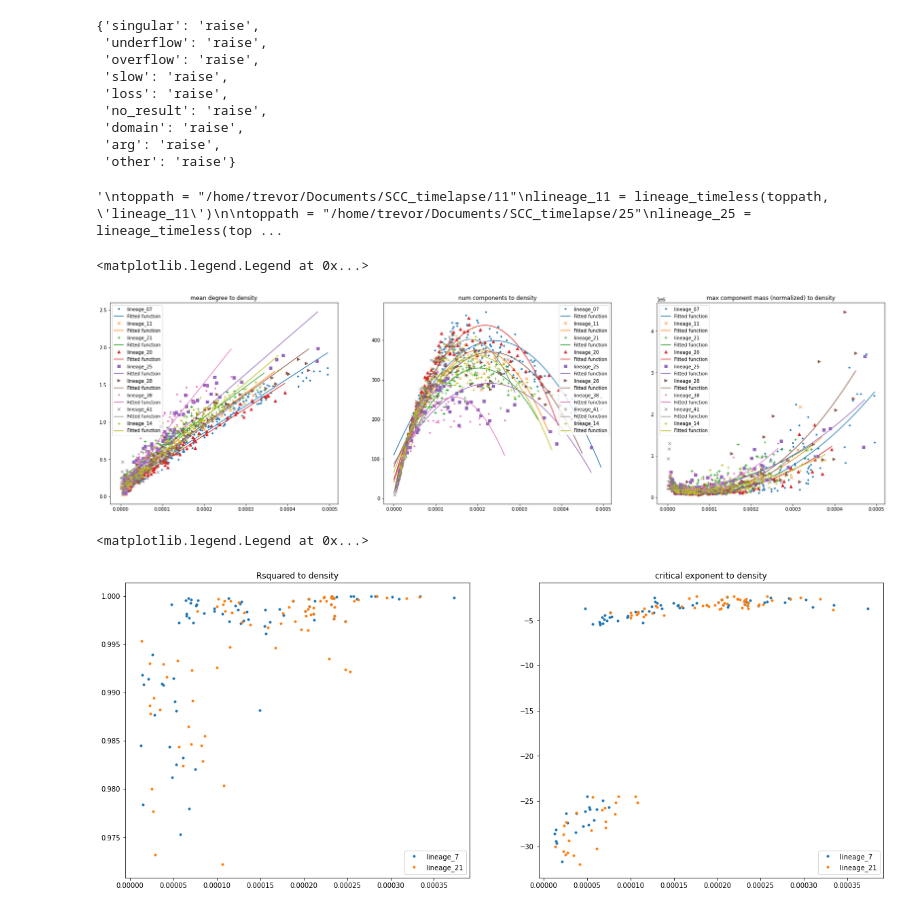
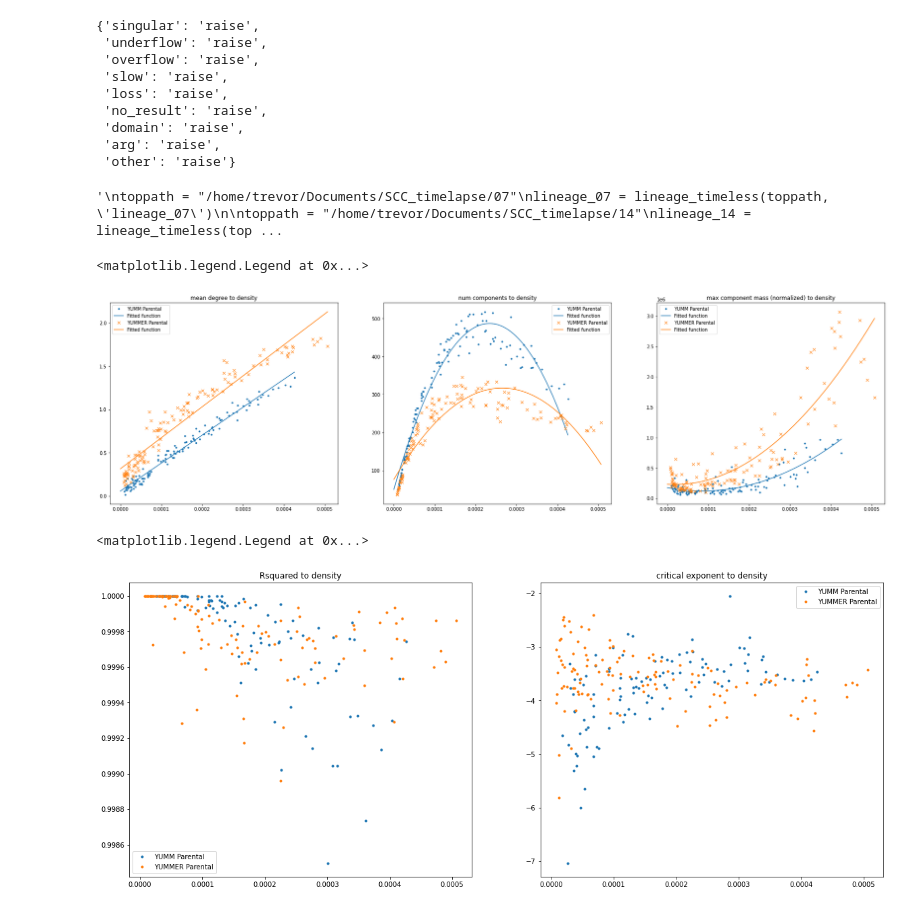
Before and after one commit to trevor-chan/research, a Jupyter notebook: morpho_scripts/network_property_plots.ipynb, the cells around one changed output. Cells and saved outputs as stored; diff of their text form; code cells hidden in the pictures.

Commit message:
added better plotting and more network properties to plot

```diff
--- a/morpho_scripts/network_property_plots.ipynb
+++ b/morpho_scripts/network_property_plots.ipynb
@@ -277,8 +376,8 @@ class lineage_timeless:
         for network in self.items:
             try:
                 popt_temp, Rsquared_temp, RMSE, pcov, perr, xdata, ydata = network.fit_power()
-            except RuntimeError:
-                popt_temp = [float('nan'),float('nan')]
+            except (RuntimeError, Warning):
+                popt_temp, Rsquared_temp, RMSE, pcov, perr, xdata, ydata = network.fit_power()
                 Rsquared_temp = float('nan')
 
             popt.append(popt_temp)
@@ -312,53 +411,62 @@ class lineage_timeless:
         pickle.dump(self.__dict__, f, 2)
         f.close()
 # %%
+globalpath = "/home/trevor/Documents/"
+globalpath = "/Users/trevorchan/Desktop/"
 
-toppath = "/home/trevor/Documents/group_parental/YM-P"
+
+toppath = globalpath + "group_parental/YM-P"
 YMP = lineage_timeless(toppath, 'YUMM Parental')
 
-toppath = "/home/trevor/Documents/group_parental/YMR-P"
+toppath = globalpath + "group_parental/YMR-P"
 YMRP = lineage_timeless(toppath, 'YUMMER Parental')
 
-toppath = "/home/trevor/Documents/SCC_timelapse/07"
+'''
+toppath = globalpath + "SCC_timelapse/07"
 lineage_07 = lineage_timeless(toppath, 'lineage_07')
 
-toppath = "/home/trevor/Documents/SCC_timelapse/14"
+toppath = globalpath + "SCC_timelapse/14"
 lineage_14 = lineage_timeless(toppath, 'lineage_14')
 
-toppath = "/home/trevor/Documents/SCC_timelapse/21"
+toppath = globalpath + "SCC_timelapse/21"
 lineage_21 = lineage_timeless(toppath, 'lineage_21')
 
-toppath = "/home/trevor/Documents/SCC_timelapse/20"
+toppath = globalpath + "SCC_timelapse/20"
 lineage_20 = lineage_timeless(toppath, 'lineage_20')
 
-toppath = "/home/trevor/Documents/SCC_timelapse/11"
+toppath = globalpath + "SCC_timelapse/11"
 lineage_11 = lineage_timeless(toppath, 'lineage_11')
 
-toppath = "/home/trevor/Documents/SCC_timelapse/25"
+toppath = globalpath + "SCC_timelapse/25"
 lineage_25 = lineage_timeless(toppath, 'lineage_25')
 
-toppath = "/home/trevor/Documents/SCC_timelapse/28"
+toppath = globalpath + "SCC_timelapse/28"
 lineage_28 = lineage_timeless(toppath, 'lineage_28')
 
-toppath = "/home/trevor/Documents/SCC_timelapse/38"
+toppath = globalpath + "SCC_timelapse/38"
 lineage_38 = lineage_timeless(toppath, 'lineage_38')
 
-toppath = "/home/trevor/Documents/SCC_timelapse/41"
+toppath = globalpath + "SCC_timelapse/41"
 lineage_41 = lineage_timeless(toppath, 'lineage_41')
+'''
 # %% [output]
-'\ntoppath = "/home/trevor/Documents/SCC_timelapse/11"\nlineage_11 = lineage_timeless(toppath, \'lineage_11\')\n\ntoppath = "/home/trevor/Documents/SCC_timelapse/25"\nlineage_25 = lineage_timeless(top ...
+'\ntoppath = "/home/trevor/Documents/SCC_timelapse/07"\nlineage_07 = lineage_timeless(toppath, \'lineage_07\')\n\ntoppath = "/home/trevor/Documents/SCC_timelapse/14"\nlineage_14 = lineage_timeless(top ...
+# %%
+#ALL
+#lineage_list = [YMP, YMRP, lineage_07, lineage_11, lineage_21, lineage_20, lineage_25, lineage_28, lineage_38, lineage_41, lineage_14]
+
+#PARENTAL ONLY
+lineage_list = [YMP, YMRP]
+
+#ORIGINAL 3
+#lineage_list = [lineage_07, lineage_21, lineage_14]
+
+#9 SCC LINEAGES
+#lineage_list = [lineage_07, lineage_11, lineage_21, lineage_20, lineage_25, lineage_28, lineage_38, lineage_41, lineage_14]
 # %%
 import itertools
 
 fig, (ax1, ax2, ax3) = plt.subplots(1, 3, figsize=(30, 8))
-#ALL
-#lineage_list = [YMP, YMRP, lineage_07, lineage_11, lineage_21, lineage_20, lineage_25, lineage_28, lineage_38, lineage_41, lineage_14]
-#PARENTAL ONLY
-#lineage_list = [YMP, YMRP]
-#ORIGINAL 3
-#lineage_list = [lineage_07, lineage_21, lineage_14]
-#9 SCC LINEAGES
-lineage_list = [lineage_07, lineage_11, lineage_21, lineage_20, lineage_25, lineage_28, lineage_38, lineage_41, lineage_14]
 
 symbols = ['.','x','+','^','s','>']
 
@@ -390,47 +498,49 @@ for lineage in lineage_list:
     num_components = [network.num_components for network in lineage.items]
 
     num_components = [num_components for _,num_components in sorted(zip(density,num_components))]
     density = sorted(density)
     color=next(ax2._get_lines.prop_cycler)['color']
     ax2.plot(density,num_components, symbols[i%6], label = lineage.tag, color = color)
 
     polyfit_rough(density,num_components,pdegree=2,axes = ax2, color = color)
     i += 1
 ax2.legend()
 
 i = 0
 ax3.set_title("max component mass (normalized) to density")
 for lineage in lineage_list:
     density = [network.density for network in lineage.items]
     max_mass = [network.get_max_comp_mass() for network in lineage.items]
 
     max_mass = [max_mass for _,max_mass in sorted(zip(density,max_mass))]
     density = sorted(density)
 
     max_mass = np.divide(max_mass,density)
     color=next(ax3._get_lines.prop_cycler)['color']
     ax3.plot(density,max_mass, symbols[i%6], label = lineage.tag, color = color)
 
     polyfit_rough(density,max_mass,pdegree=2,axes = ax3, color = color)
 
     i += 1
 ax3.legend()
 # %% [output]
 <matplotlib.legend.Legend at 0x...>
-[figure, old version]
+[figure, new version]
 # %%
 ##TEMP, DELETE WHEN DONE
+
+
+
 fig, (ax1,ax2) = plt.subplots(1, 2, figsize=(20, 8))
 
-lineage_7.plot_fit_params(ax1in=ax1,ax2in=ax2)
-
-lineage_21.plot_fit_params(ax1in=ax1,ax2in=ax2)
+for lineage in lineage_list:
+    lineage.plot_fit_params(ax1in=ax1,ax2in=ax2)
 
 ax1.legend()
 ax2.legend()
 # %% [output]
 <matplotlib.legend.Legend at 0x...>
-[figure, old version]
+[figure, new version]
 # %%
 def plot_to_density(lineage_list, method = None, title = 'property to density', symbols = ['.','x','+','^','s'], axes = None):
 
```
Also changed, not shown: parts of 6 cells of this notebook, 1 other file.
